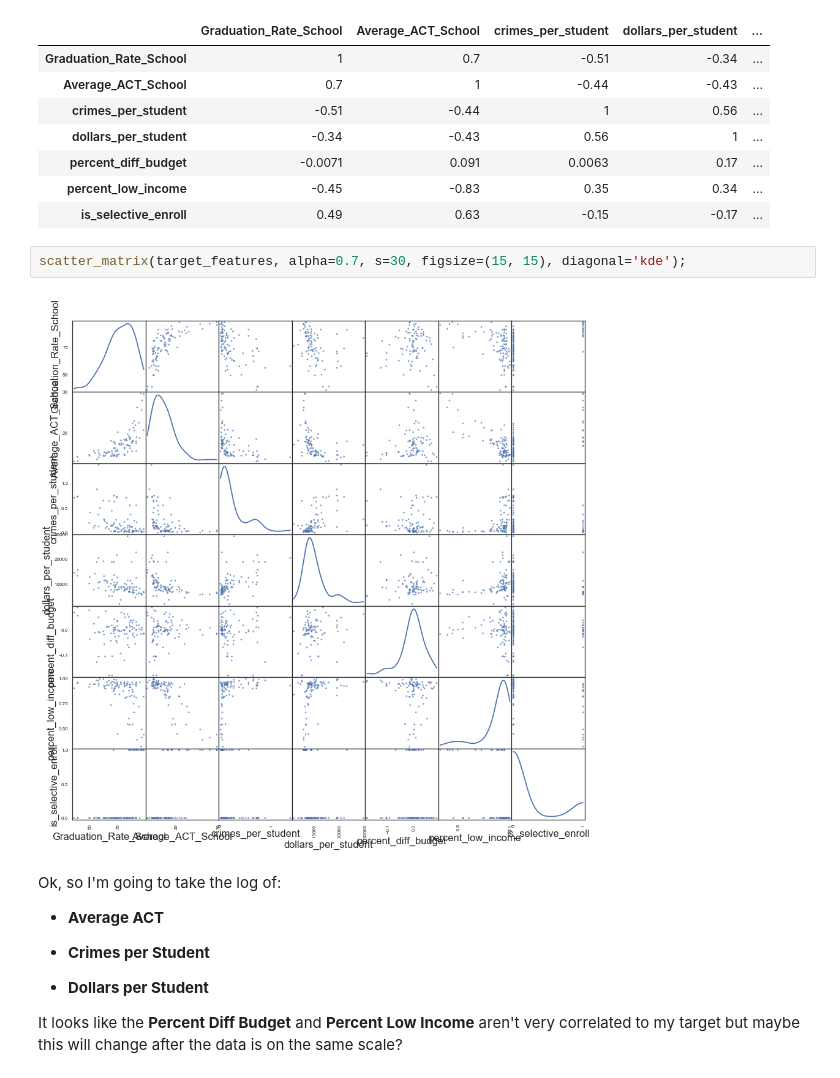
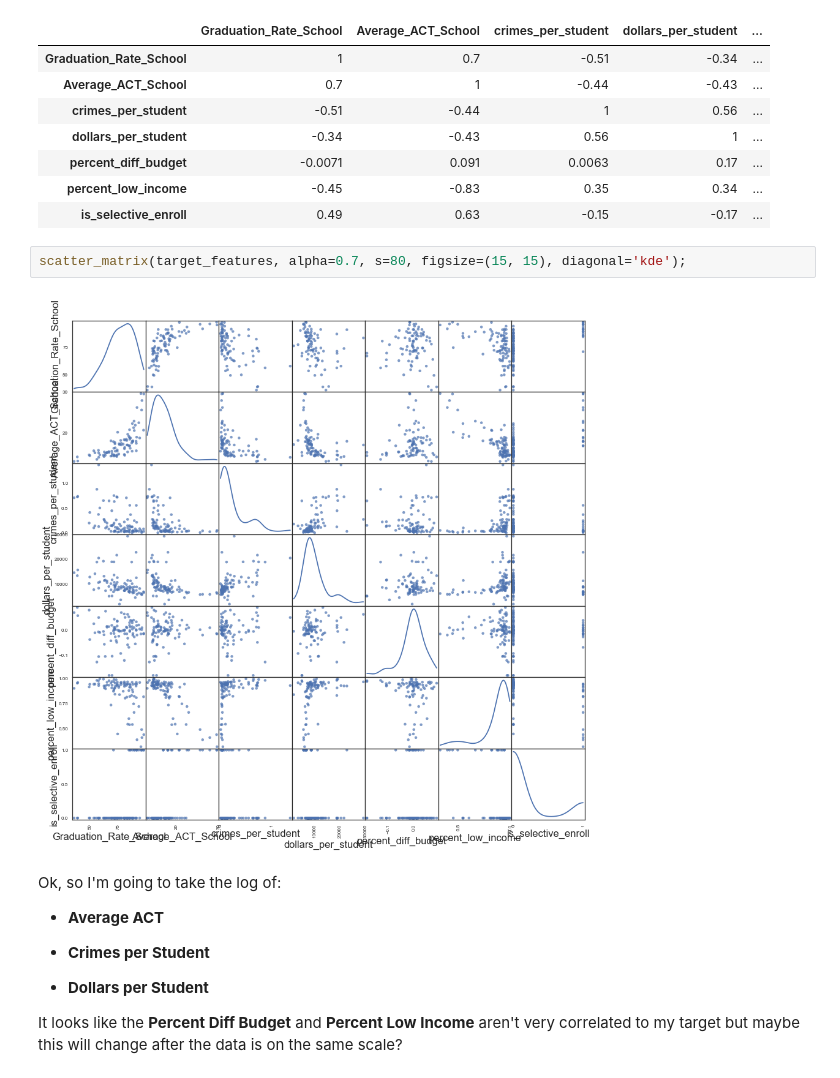
Before and after one commit to TifMoe/luther-project, a Jupyter notebook: notebooks/3_EDA.ipynb, the cells around one changed output. Saved outputs shown, nothing was run; the diff lists cells and outputs as text.

```diff
--- a/notebooks/3_EDA.ipynb
+++ b/notebooks/3_EDA.ipynb
@@ -230,9 +231,9 @@ fancy_corr(corr)
 | percent_low_income | -0.45 | -0.83 | 0.35 | 0.34 | ... |
 | is_selective_enroll | 0.49 | 0.63 | -0.15 | -0.17 | ... |
 # %%
-scatter_matrix(target_features, alpha=0.7, s=30, figsize=(15, 15), diagonal='kde');
+scatter_matrix(target_features, alpha=0.7, s=80, figsize=(15, 15), diagonal='kde');
 # %% [output]
-[figure, old version]
+[figure, new version]
 # %% [markdown]
 Ok, so I'm going to take the log of:
 
```
Also changed, not shown: parts of 5 cells of this notebook, 2 other files.
